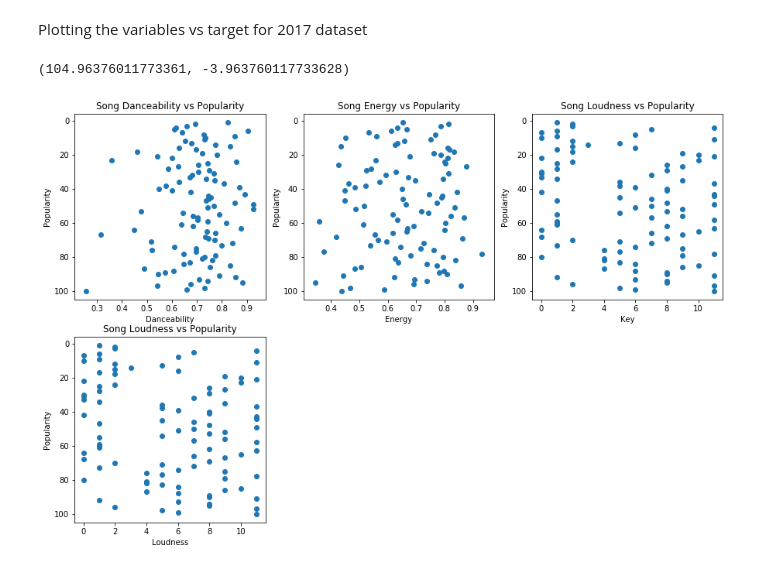
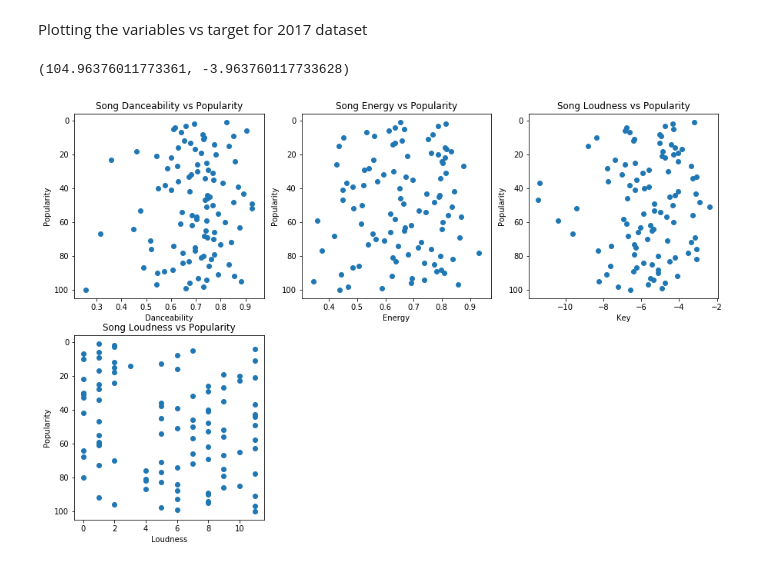
Before and after one commit to Turgerel/CSCI-4930-, a Jupyter notebook: EDA.ipynb, the cells around one changed output. Cells and saved outputs as stored; diff of their text form; code cells hidden in the pictures.

```diff
--- a/EDA.ipynb
+++ b/EDA.ipynb
@@ -62,32 +62,32 @@ Plotting the variables vs target for 2017 dataset
 # %%
 fig2 = plt.figure(figsize=(15, 15))
 ax1 = fig2.add_subplot(331)
 ax1.set_xlabel("Danceability")
 ax1.set_ylabel("Popularity")
 ax1.set_title("Song Danceability vs Popularity")
 ax1.scatter(revised_dataset_2017.danceability, revised_dataset_2017.popularity)
 ax1.set_ylim(ax1.get_ylim()[::-1])
 
 ax2 = fig2.add_subplot(332)
 ax2.set_xlabel("Energy")
 ax2.set_ylabel("Popularity")
 ax2.set_title("Song Energy vs Popularity")
 ax2.scatter(revised_dataset_2017.energy, revised_dataset_2017.popularity)
 ax2.set_ylim(ax2.get_ylim()[::-1])
 
 ax3 = fig2.add_subplot(333)
 ax3.set_xlabel("Key")
 ax3.set_ylabel("Popularity")
 ax3.set_title("Song Loudness vs Popularity")
-ax3.scatter(revised_dataset_2017.key, revised_dataset_2017.popularity)
+ax3.scatter(revised_dataset_2017.loudness, revised_dataset_2017.popularity)
 ax3.set_ylim(ax3.get_ylim()[::-1])
 
 ax4 = fig2.add_subplot(334)
 ax4.set_xlabel("Loudness")
 ax4.set_ylabel("Popularity")
 ax4.set_title("Song Loudness vs Popularity")
 ax4.scatter(revised_dataset_2017.key, revised_dataset_2017.popularity)
 ax4.set_ylim(ax4.get_ylim()[::-1])
 # %% [output]
 (104.96376011773361, -3.963760117733628)
-[figure, old version]
+[figure, new version]
```
